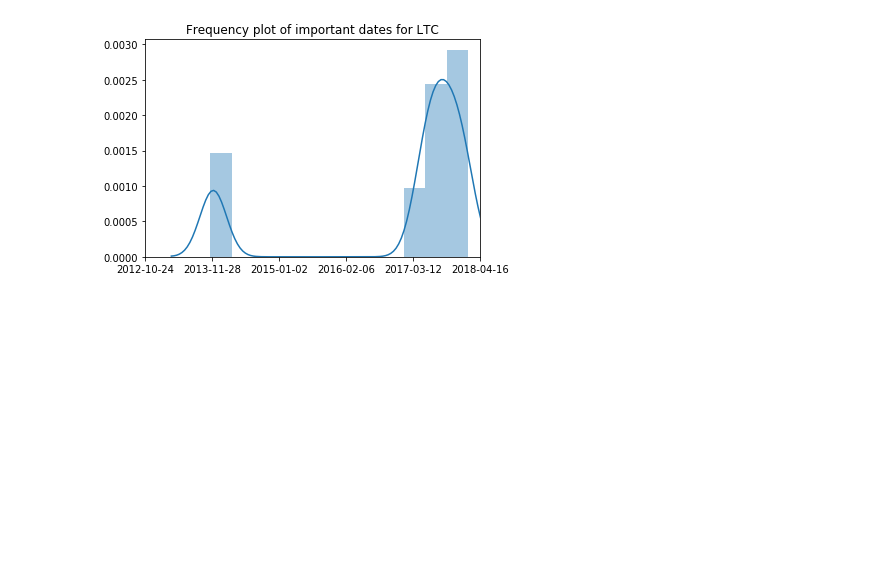
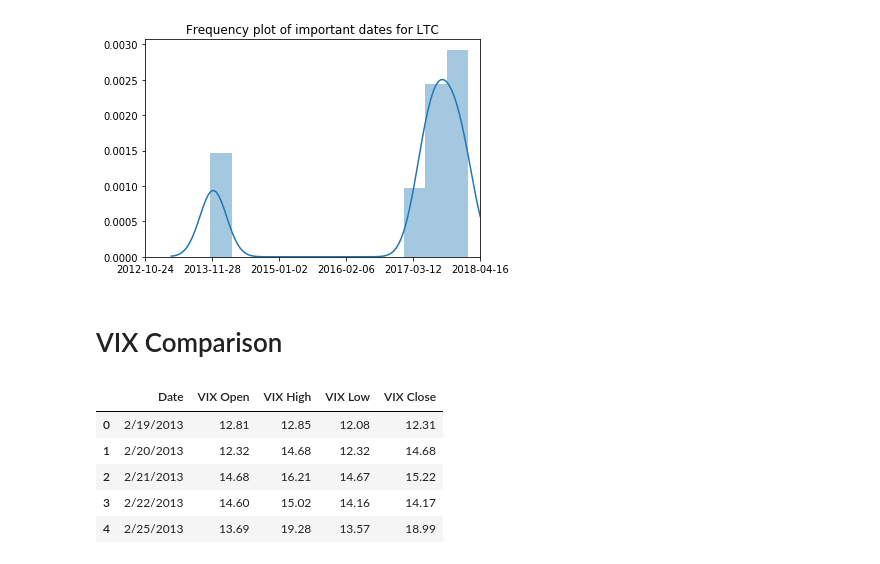
Before and after one commit to mhorton20916/project_one, a Jupyter notebook: crypto_comparison.ipynb, the cells around one changed output. Cells and saved outputs as stored; diff of their text form; code cells hidden in the pictures; blank space fills up the shorter version.

```diff
--- a/crypto_comparison.ipynb
+++ b/crypto_comparison.ipynb
@@ -513,3 +513,18 @@ plt.show()
 [figure]
 [figure]
 [figure]
+# %% [markdown]
+# VIX Comparison
+# %%
+vix_df = pd.read_csv('historical_data/vixcurrent.csv',header=1)
+vix_df = vix_df.drop([x for x in range(vix_df.index[vix_df['Date']=='2/19/2013'].tolist()[0])])
+
+vix_df.reset_index(inplace=True,drop=True)
+vix_df.head()
+# %% [output]
+|  | Date | VIX Open | VIX High | VIX Low | VIX Close |
+| 0 | 2/19/2013 | 12.81 | 12.85 | 12.08 | 12.31 |
+| 1 | 2/20/2013 | 12.32 | 14.68 | 12.32 | 14.68 |
+| 2 | 2/21/2013 | 14.68 | 16.21 | 14.67 | 15.22 |
+| 3 | 2/22/2013 | 14.60 | 15.02 | 14.16 | 14.17 |
+| 4 | 2/25/2013 | 13.69 | 19.28 | 13.57 | 18.99 |
```
Also changed, not shown: parts of 3 cells of this notebook, 4 other files.
